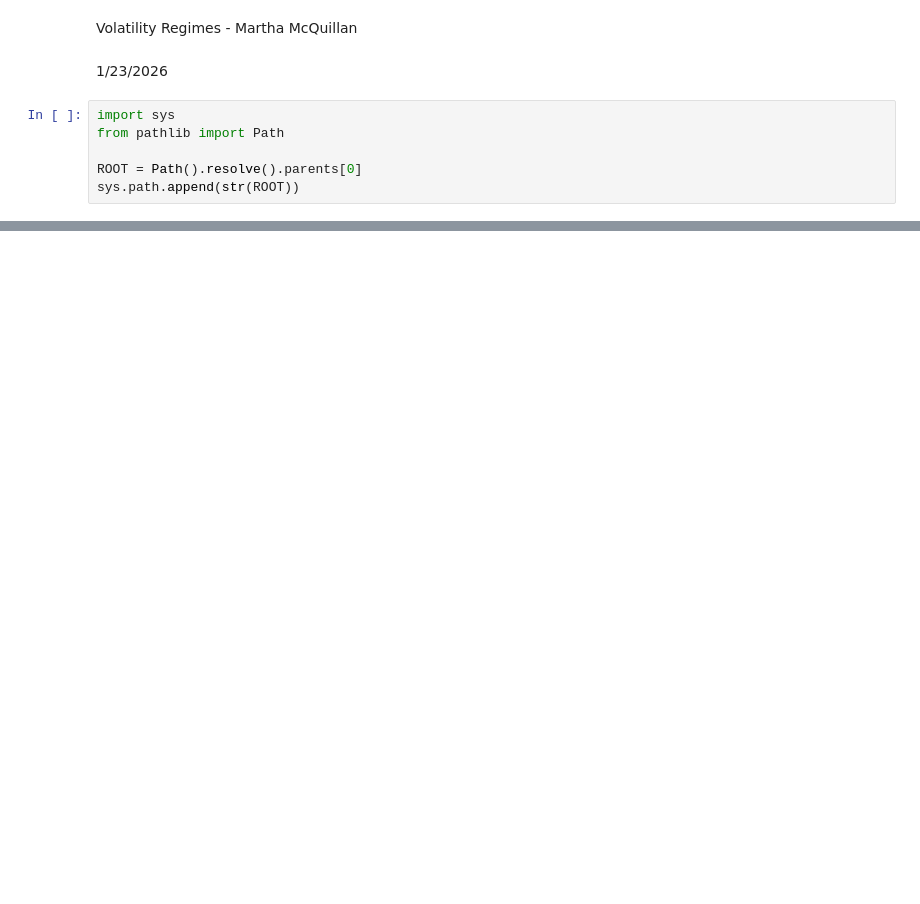
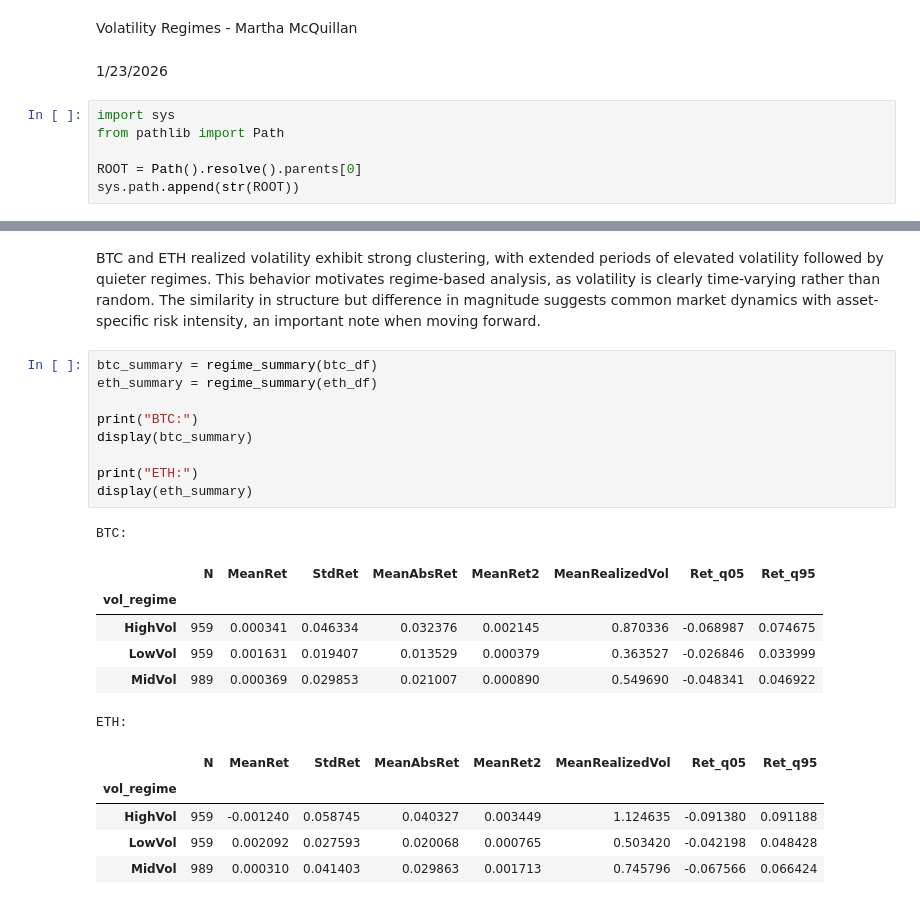
Before and after one commit to m4rthaswur1d/crypto-arima, a Jupyter notebook: notebooks/03_volatility_regimes.ipynb, the cells around one changed output, grey strips where cells are left out. Saved outputs shown, nothing was run; the diff lists cells and outputs as text; blank space fills up the shorter version.

```diff
--- a/notebooks/03_volatility_regimes.ipynb
+++ b/notebooks/03_volatility_regimes.ipynb
@@ -10,0 +101,24 @@ sys.path.append(str(ROOT))
+# %% [markdown]
+BTC and ETH realized volatility exhibit strong clustering, with extended periods of elevated volatility followed by quieter regimes. This behavior motivates regime-based analysis, as volatility is clearly time-varying rather than random. The similarity in structure but difference in magnitude suggests common market dynamics with asset-specific risk intensity, an important note when moving forward.
+# %%
+btc_summary = regime_summary(btc_df)
+eth_summary = regime_summary(eth_df)
+
+print("BTC:")
+display(btc_summary)
+
+print("ETH:")
+display(eth_summary)
+# %% [output]
+BTC:
+|  | N | MeanRet | StdRet | MeanAbsRet | MeanRet2 | MeanRealizedVol | Ret_q05 | Ret_q95 |
+| vol_regime |  |  |  |  |  |  |  |  |
+| HighVol | 959 | 0.000341 | 0.046334 | 0.032376 | 0.002145 | 0.870336 | -0.068987 | 0.074675 |
+| LowVol | 959 | 0.001631 | 0.019407 | 0.013529 | 0.000379 | 0.363527 | -0.026846 | 0.033999 |
+| MidVol | 989 | 0.000369 | 0.029853 | 0.021007 | 0.000890 | 0.549690 | -0.048341 | 0.046922 |
+ETH:
+|  | N | MeanRet | StdRet | MeanAbsRet | MeanRet2 | MeanRealizedVol | Ret_q05 | Ret_q95 |
+| vol_regime |  |  |  |  |  |  |  |  |
+| HighVol | 959 | -0.001240 | 0.058745 | 0.040327 | 0.003449 | 1.124635 | -0.091380 | 0.091188 |
+| LowVol | 959 | 0.002092 | 0.027593 | 0.020068 | 0.000765 | 0.503420 | -0.042198 | 0.048428 |
+| MidVol | 989 | 0.000310 | 0.041403 | 0.029863 | 0.001713 | 0.745796 | -0.067566 | 0.066424 |
```
Also changed, not shown: parts of 14 cells of this notebook, 4 other files.
